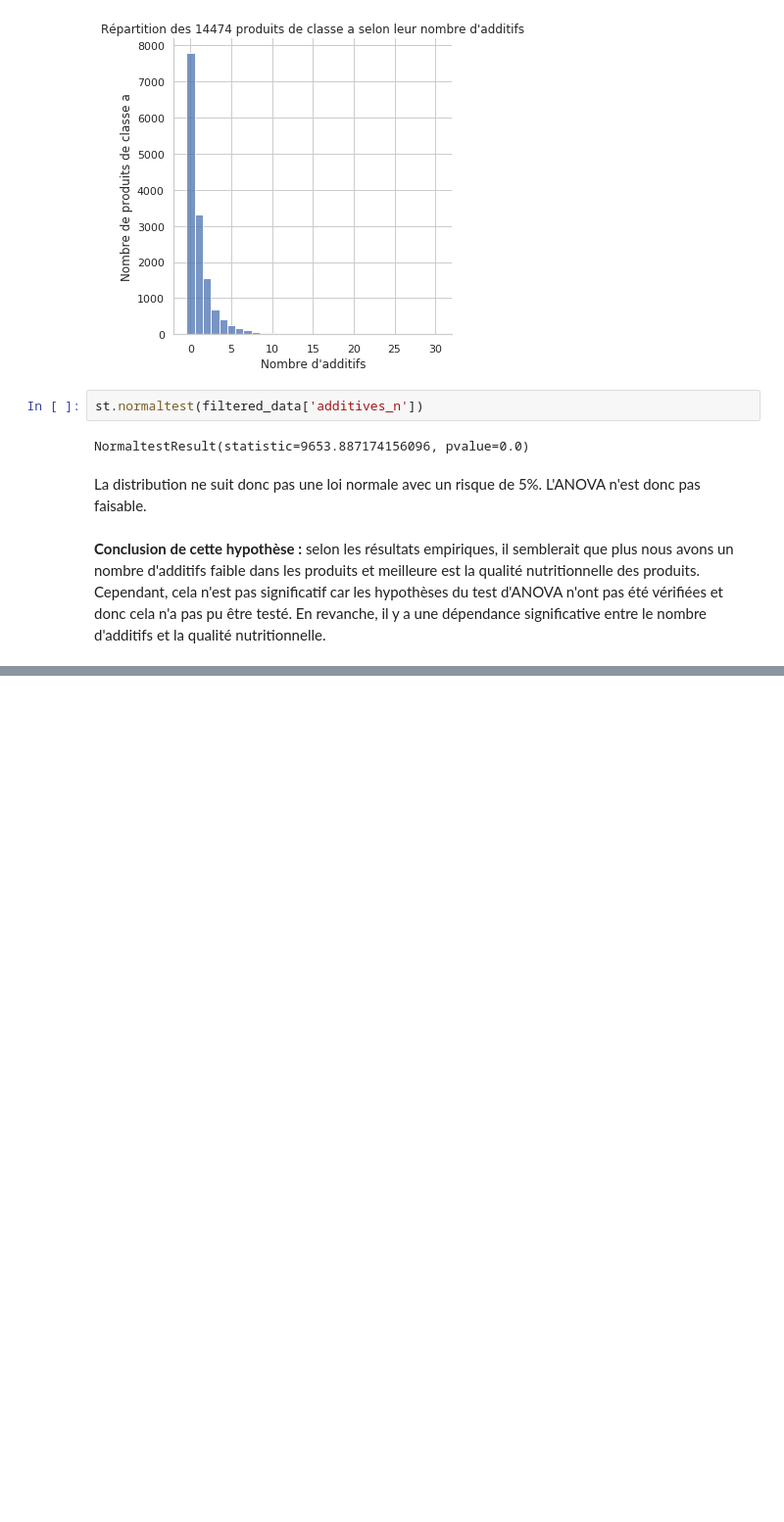
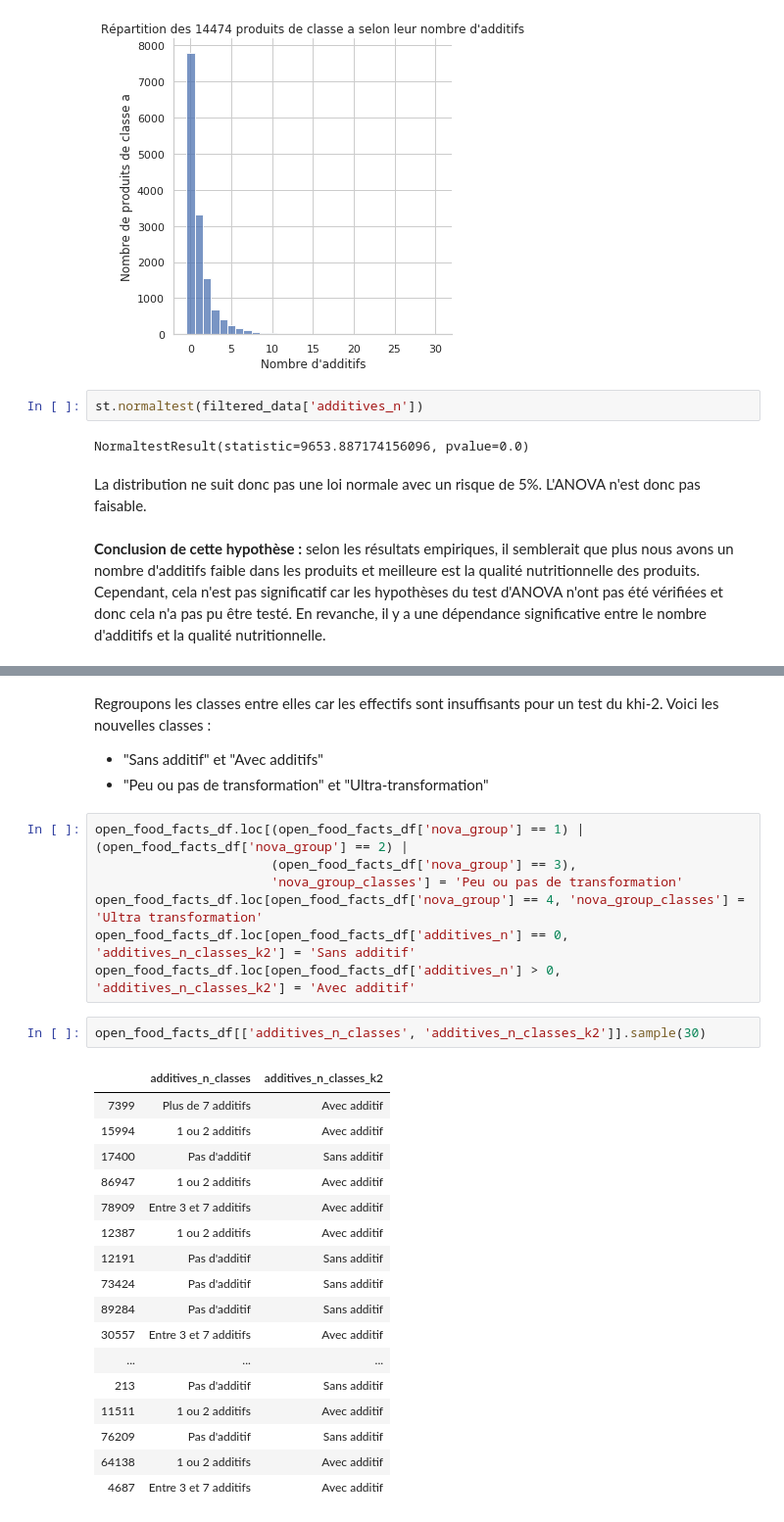
Before and after one commit to sebastienbourgeois/oc-p3-conception-application-sante-publique, a Jupyter notebook: PSante_02_notebookexploration.ipynb, the cells around one changed output, grey strips where cells are left out. Shown: that part at 98% size. Saved outputs shown, nothing was run; the diff lists cells and outputs as text; blank space fills up the shorter version.

```diff
--- a/PSante_02_notebookexploration.ipynb
+++ b/PSante_02_notebookexploration.ipynb
@@ -893,0 +950,32 @@ En revanche, il y a une dépendance significative entre le nombre d'additifs et
+# %% [markdown]
+Regroupons les classes entre elles car les effectifs sont insuffisants pour un test du khi-2.
+Voici les nouvelles classes :
+- "Sans additif" et "Avec additifs"
+- "Peu ou pas de transformation" et "Ultra-transformation"
+# %%
+open_food_facts_df.loc[(open_food_facts_df['nova_group'] == 1) | (open_food_facts_df['nova_group'] == 2) |
+                       (open_food_facts_df['nova_group'] == 3),
+                       'nova_group_classes'] = 'Peu ou pas de transformation'
+open_food_facts_df.loc[open_food_facts_df['nova_group'] == 4, 'nova_group_classes'] = 'Ultra transformation'
+open_food_facts_df.loc[open_food_facts_df['additives_n'] == 0, 'additives_n_classes_k2'] = 'Sans additif'
+open_food_facts_df.loc[open_food_facts_df['additives_n'] > 0, 'additives_n_classes_k2'] = 'Avec additif'
+# %%
+open_food_facts_df[['additives_n_classes', 'additives_n_classes_k2']].sample(30)
+# %% [output]
+|  | additives_n_classes | additives_n_classes_k2 |
+| 7399 | Plus de 7 additifs | Avec additif |
+| 15994 | 1 ou 2 additifs | Avec additif |
+| 17400 | Pas d'additif | Sans additif |
+| 86947 | 1 ou 2 additifs | Avec additif |
+| 78909 | Entre 3 et 7 additifs | Avec additif |
+| 12387 | 1 ou 2 additifs | Avec additif |
+| 12191 | Pas d'additif | Sans additif |
+| 73424 | Pas d'additif | Sans additif |
+| 89284 | Pas d'additif | Sans additif |
+| 30557 | Entre 3 et 7 additifs | Avec additif |
+| ... | ... | ... |
+| 213 | Pas d'additif | Sans additif |
+| 11511 | 1 ou 2 additifs | Avec additif |
+| 76209 | Pas d'additif | Sans additif |
+| 64138 | 1 ou 2 additifs | Avec additif |
+| 4687 | Entre 3 et 7 additifs | Avec additif |
```
Also changed, not shown: parts of 11 cells of this notebook.
